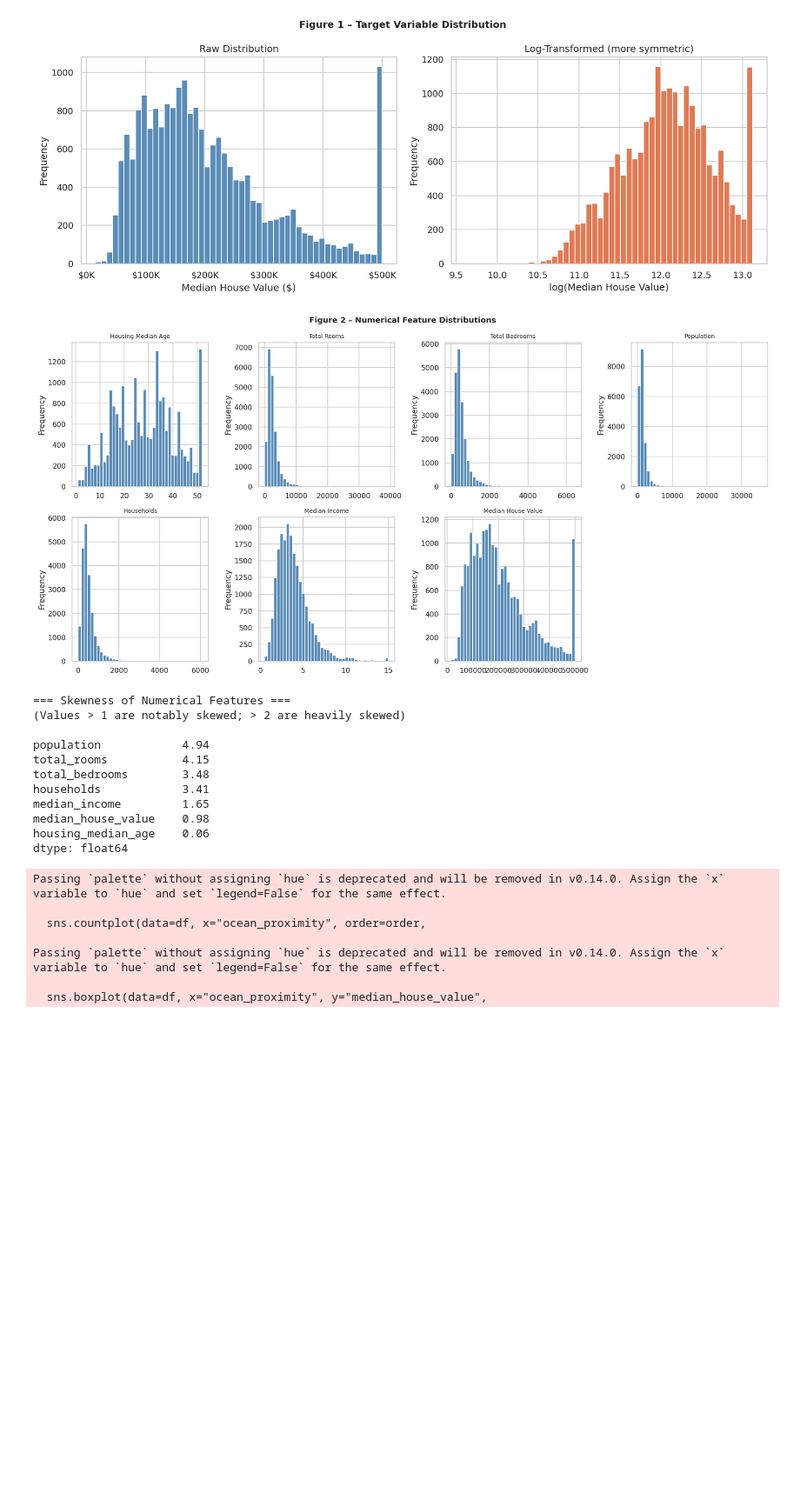
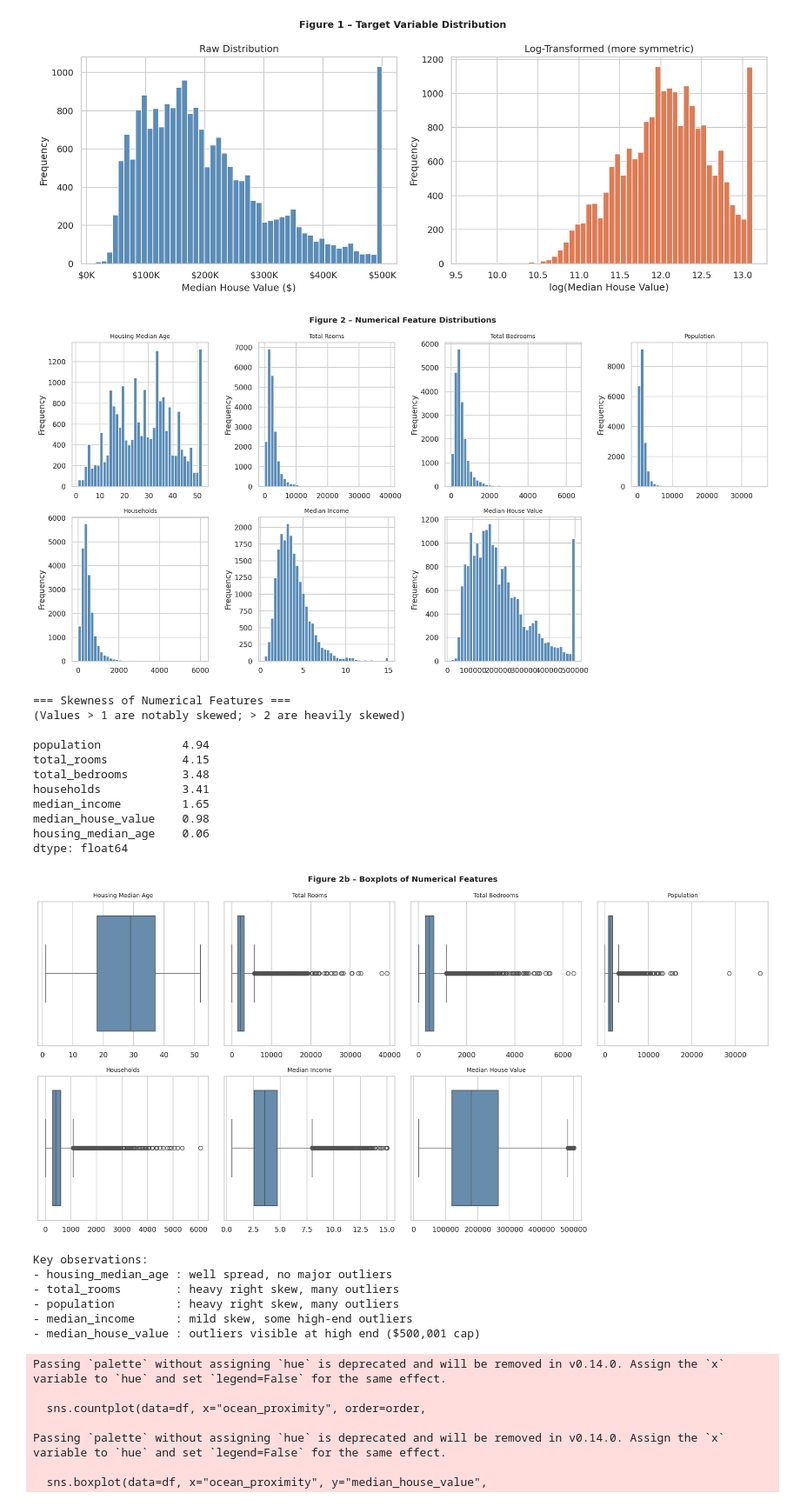
Before and after one commit to Amenbiz/House-Pricing, a Jupyter notebook: notebooks/house_price_analysis.ipynb, the cells around one changed output. Shown at 87% size. Cells and saved outputs as stored; diff of their text form; code cells hidden in the pictures; blank space fills up the shorter version.

Commit message:
Updated EDA with Boxplot Outlier

```diff
--- a/notebooks/house_price_analysis.ipynb
+++ b/notebooks/house_price_analysis.ipynb
@@ -177,7 +177,7 @@ plt.show()
 # %% [output]
 [figure]
 # %%
-# CELL 9 — Feature Distributions & Skewness
+# CELL 9 — Feature Distributions, Skewness & Outlier Detection
 
 num_cols = [
     "housing_median_age", "total_rooms", "total_bedrooms",
@@ -192,33 +192,69 @@ for i, col in enumerate(num_cols):
     axes[i].set_title(col.replace("_", " ").title(), fontsize=9)
     axes[i].set_ylabel("Frequency")
 
 # Hide the unused 8th subplot
 axes[-1].set_visible(False)
 
 plt.suptitle("Figure 2 – Numerical Feature Distributions", fontsize=12, fontweight="bold")
 plt.tight_layout()
 plt.savefig("fig_feature_distributions.png")
 plt.show()
 
 # Print skewness values
 
 print("=== Skewness of Numerical Features ===")
 print("(Values > 1 are notably skewed; > 2 are heavily skewed)\n")
 skewness = df[num_cols].skew().round(2).sort_values(ascending=False)
 print(skewness)
+
+
+# ── Boxplots for ALL numerical features ──────────────────────
+# We loop through all 7 features, same way we did the histograms above.
+# This lets us compare spread and outliers across every feature.
+
+fig, axes = plt.subplots(2, 4, figsize=(16, 8))
+axes = axes.flatten()
+
+for i, col in enumerate(num_cols):
+    sns.boxplot(x=df[col], ax=axes[i], color="#5B8DB8")
+    axes[i].set_title(col.replace("_", " ").title(), fontsize=9)
+    axes[i].set_xlabel("")
+
+# Hide unused 8th subplot
+axes[-1].set_visible(False)
+
+plt.suptitle("Figure 2b – Boxplots of Numerical Features",
+             fontsize=12, fontweight="bold")
+plt.tight_layout()
+plt.savefig("fig_boxplots_features.png")
+plt.show()
+
+print("Key observations:")
+print("- housing_median_age : well spread, no major outliers")
+print("- total_rooms        : heavy right skew, many outliers")
+print("- population         : heavy right skew, many outliers")
+print("- median_income      : mild skew, some high-end outliers")
+print("- median_house_value : outliers visible at high end ($500,001 cap)")
 # %% [output]
 [figure]
 === Skewness of Numerical Features ===
 (Values > 1 are notably skewed; > 2 are heavily skewed)
 
 population            4.94
 total_rooms           4.15
 total_bedrooms        3.48
 households            3.41
 median_income         1.65
 median_house_value    0.98
 housing_median_age    0.06
 dtype: float64
+[figure, added]
+Key observations:
+- housing_median_age : well spread, no major outliers
+- total_rooms        : heavy right skew, many outliers
+- population         : heavy right skew, many outliers
+- median_income      : mild skew, some high-end outliers
+- median_house_value : outliers visible at high end ($500,001 cap)
 # %%
 # CELL 10 — Ocean Proximity Analysis "Categorical Feature"
 
```
Also changed, not shown: parts of 1 cell of this notebook.
